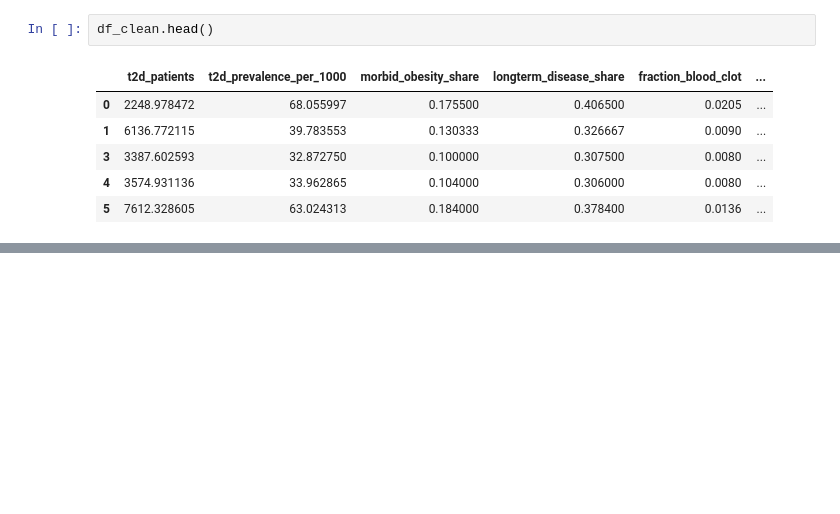
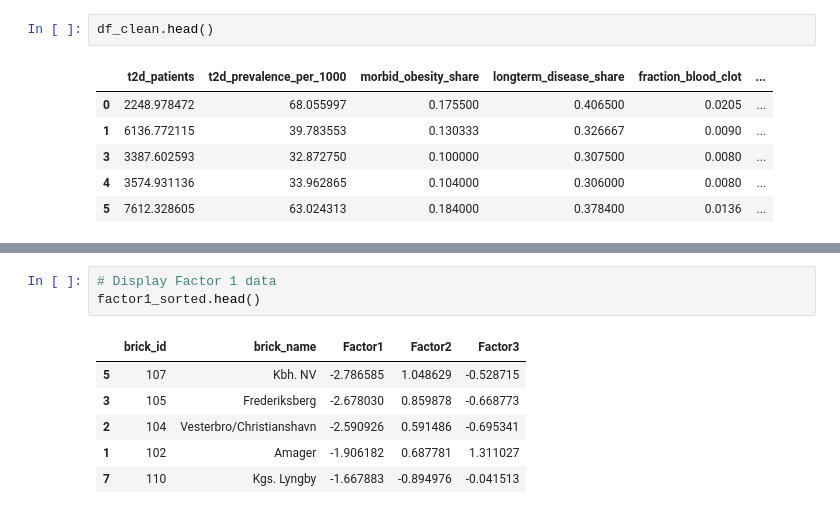
Before and after one commit to sille97/bigdata, a Jupyter notebook: code/factor_analysis.ipynb, the cells around one changed output, grey strips where cells are left out. Cells and saved outputs as stored; diff of their text form; blank space fills up the shorter version.

```diff
--- a/code/factor_analysis.ipynb
+++ b/code/factor_analysis.ipynb
@@ -482,0 +531,10 @@ Name: t2d_prevalence_per_1000, dtype: float64
+# %%
+# Display Factor 1 data
+factor1_sorted.head()
+# %% [output]
+|  | brick_id | brick_name | Factor1 | Factor2 | Factor3 |
+| 5 | 107 | Kbh. NV | -2.786585 | 1.048629 | -0.528715 |
+| 3 | 105 | Frederiksberg | -2.678030 | 0.859878 | -0.668773 |
+| 2 | 104 | Vesterbro/Christianshavn | -2.590926 | 0.591486 | -0.695341 |
+| 1 | 102 | Amager | -1.906182 | 0.687781 | 1.311027 |
+| 7 | 110 | Kgs. Lyngby | -1.667883 | -0.894976 | -0.041513 |
```
Also changed, not shown: parts of 5 cells of this notebook, 3 other files.
